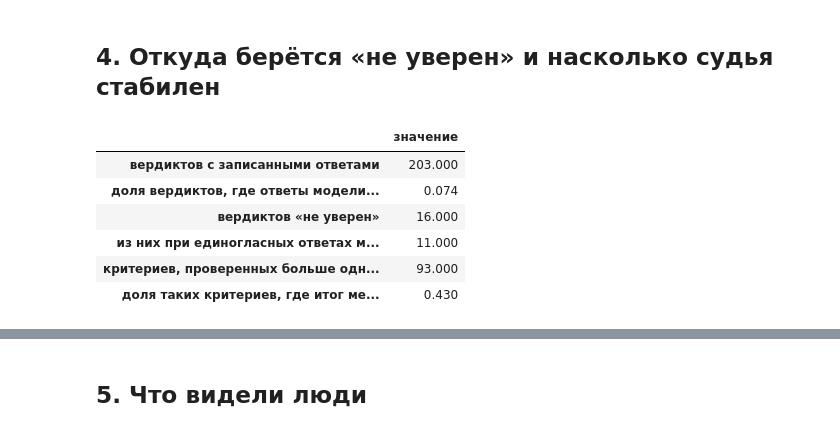
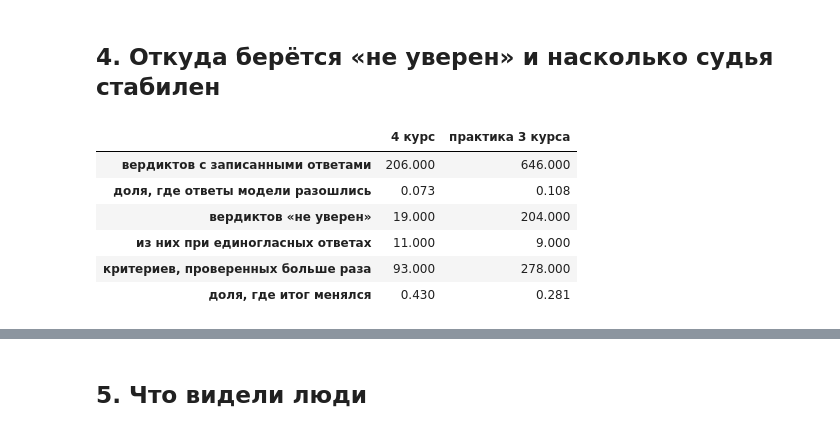
Before and after one commit to ChS23/mlsd-judge, a Jupyter notebook: notebooks/eda.ipynb, the cells around one changed output, grey strips where cells are left out. Cells and saved outputs as stored; diff of their text form; code cells hidden in the pictures.

```diff
--- a/notebooks/eda.ipynb
+++ b/notebooks/eda.ipynb
@@ -249,36 +245,41 @@ pd.DataFrame({"не закрытых и сомнений": top, "доля зак
 # %% [markdown]
 ## 4. Откуда берётся «не уверен» и насколько судья стабилен
 # %%
-voted = new[new["answers"].notna()].copy()
-voted["unanimous"] = ~voted["votes_split"]
-unsure = new[new["state"] == "unsure"]
-chains = new.groupby(["team", "role", "criterion"])["state"].agg(["nunique", "size"])
+voted = new[new.answers.notna()]
+unsure = new[new.state == "unsure"]
+chains = new.groupby(["team", "role", "criterion"], dropna=False).state.agg(
+    ["nunique", "size"]
+)
 repeated = chains[chains["size"] > 1]
-pd.DataFrame(
+table(
     {
-        "значение": [
-            len(voted),
-            round(voted["votes_split"].mean(), 3),
-            len(unsure),
-            int((unsure["answers"].notna() & ~unsure["votes_split"]).sum()),
-            len(repeated),
-            round((repeated["nunique"] > 1).mean(), 3),
-        ]
+        "вердиктов с записанными ответами": len(voted),
+        "доля, где ответы модели разошлись": round(voted.votes_split.mean(), 3),
+        "вердиктов «не уверен»": len(unsure),
+        "из них при единогласных ответах": int(
+            (unsure.answers.notna() & ~unsure.votes_split).sum()
+        ),
+        "критериев, проверенных больше раза": len(repeated),
+        "доля, где итог менялся": round((repeated["nunique"] > 1).mean(), 3),
     },
-    index=[
-        "вердиктов с записанными ответами",
-        "доля вердиктов, где ответы модели разошлись",
-        "вердиктов «не уверен»",
-        "из них при единогласных ответах модели",
-        "критериев, проверенных больше одного раза",
-        "доля таких критериев, где итог менялся",
-    ],
+    {
+        "вердиктов с записанными ответами": c3_counts.with_answers.sum(),
+        "доля, где ответы модели разошлись": round(
+            c3_counts.votes_split.sum() / c3_counts.with_answers.sum(), 3
+        ),
+        "вердиктов «не уверен»": c3_counts.loc[
+            c3_counts.state == "unsure", "count"
+        ].sum(),
+        "из них при единогласных ответах": c3["unsure_unanimous"],
+        "критериев, проверенных больше раза": c3["criteria_checked_twice"],
+        "доля, где итог менялся": c3["criteria_changed_share"],
+    },
 )
 # %% [output]
-|  | значение |
-| вердиктов с записанными ответами | 203.000 |
-| доля вердиктов, где ответы модели... | 0.074 |
-| вердиктов «не уверен» | 16.000 |
-| из них при единогласных ответах м... | 11.000 |
-| критериев, проверенных больше одн... | 93.000 |
-| доля таких критериев, где итог ме... | 0.430 |
+|  | 4 курс | практика 3 курса |
+| вердиктов с записанными ответами | 206.000 | 646.000 |
+| доля, где ответы модели разошлись | 0.073 | 0.108 |
+| вердиктов «не уверен» | 19.000 | 204.000 |
+| из них при единогласных ответах | 11.000 | 9.000 |
+| критериев, проверенных больше раза | 93.000 | 278.000 |
+| доля, где итог менялся | 0.430 | 0.281 |
```
Also changed, not shown: parts of 35 cells of this notebook, 22 other files.
